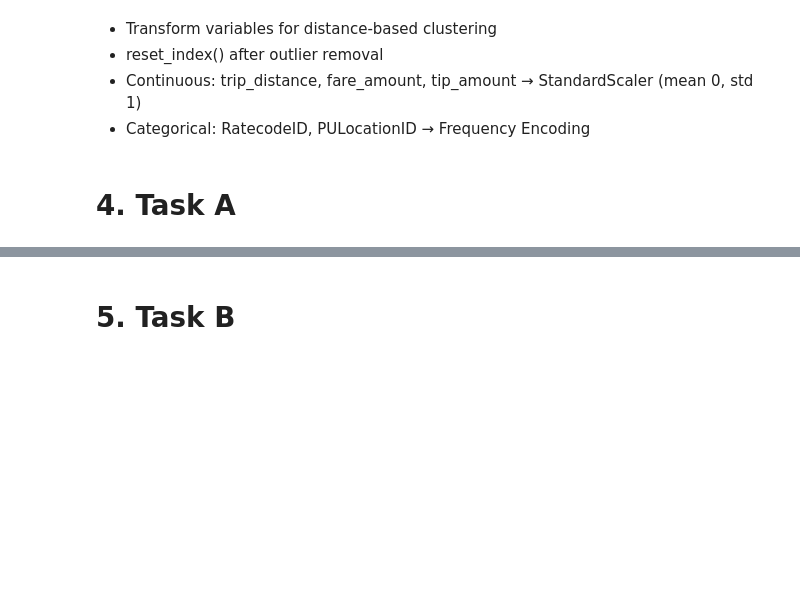
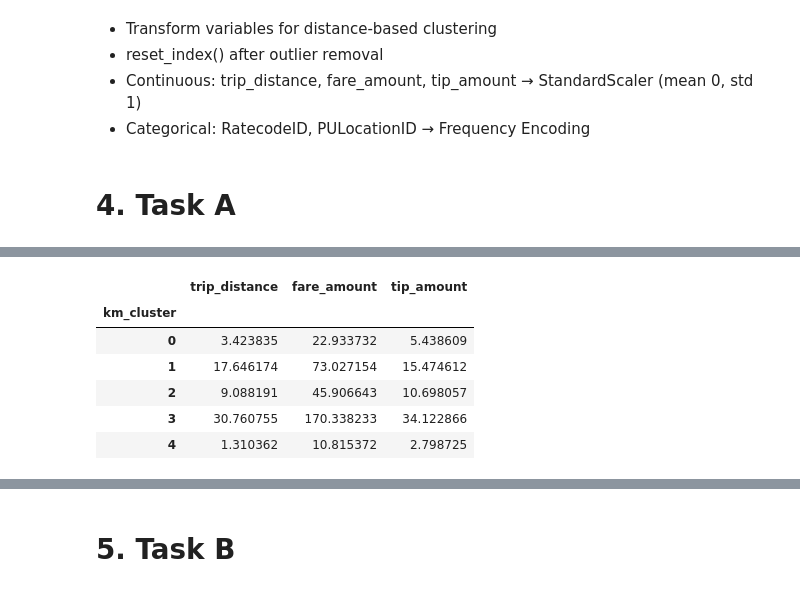
Before and after one commit to aprilgozib/machine_learning, a Jupyter notebook: notebooks/clustering_taxi.ipynb, the cells around one changed output, grey strips where cells are left out. Cells and saved outputs as stored; diff of their text form; code cells hidden in the pictures; blank space fills up the shorter version.

```diff
--- a/notebooks/clustering_taxi.ipynb
+++ b/notebooks/clustering_taxi.ipynb
@@ -222,6 +222,15 @@ k = 9: inertia = 729975.475519968
 # %%
 best_k = 5
 km = KMeans(n_clusters = best_k, random_state = 42, n_init = 'auto')
 km_labels = km.fit_predict(clust)
 
 df['km_cluster'] = km_labels
+df.groupby('km_cluster')[['trip_distance', 'fare_amount', 'tip_amount']].mean()
+# %% [output]
+|  | trip_distance | fare_amount | tip_amount |
+| km_cluster |  |  |  |
+| 0 | 3.423835 | 22.933732 | 5.438609 |
+| 1 | 17.646174 | 73.027154 | 15.474612 |
+| 2 | 9.088191 | 45.906643 | 10.698057 |
+| 3 | 30.760755 | 170.338233 | 34.122866 |
+| 4 | 1.310362 | 10.815372 | 2.798725 |
```
Also changed, not shown: parts of 5 cells of this notebook.
